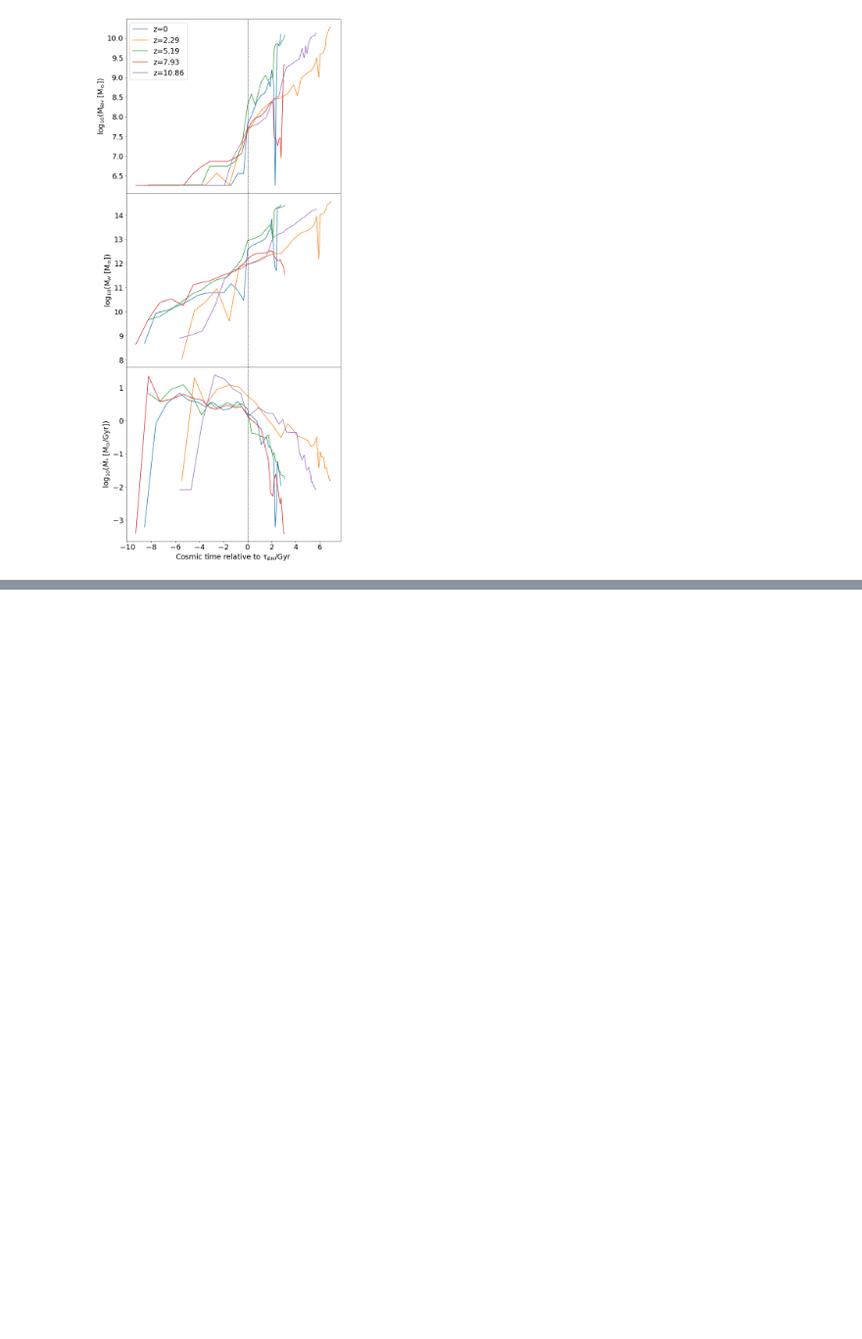
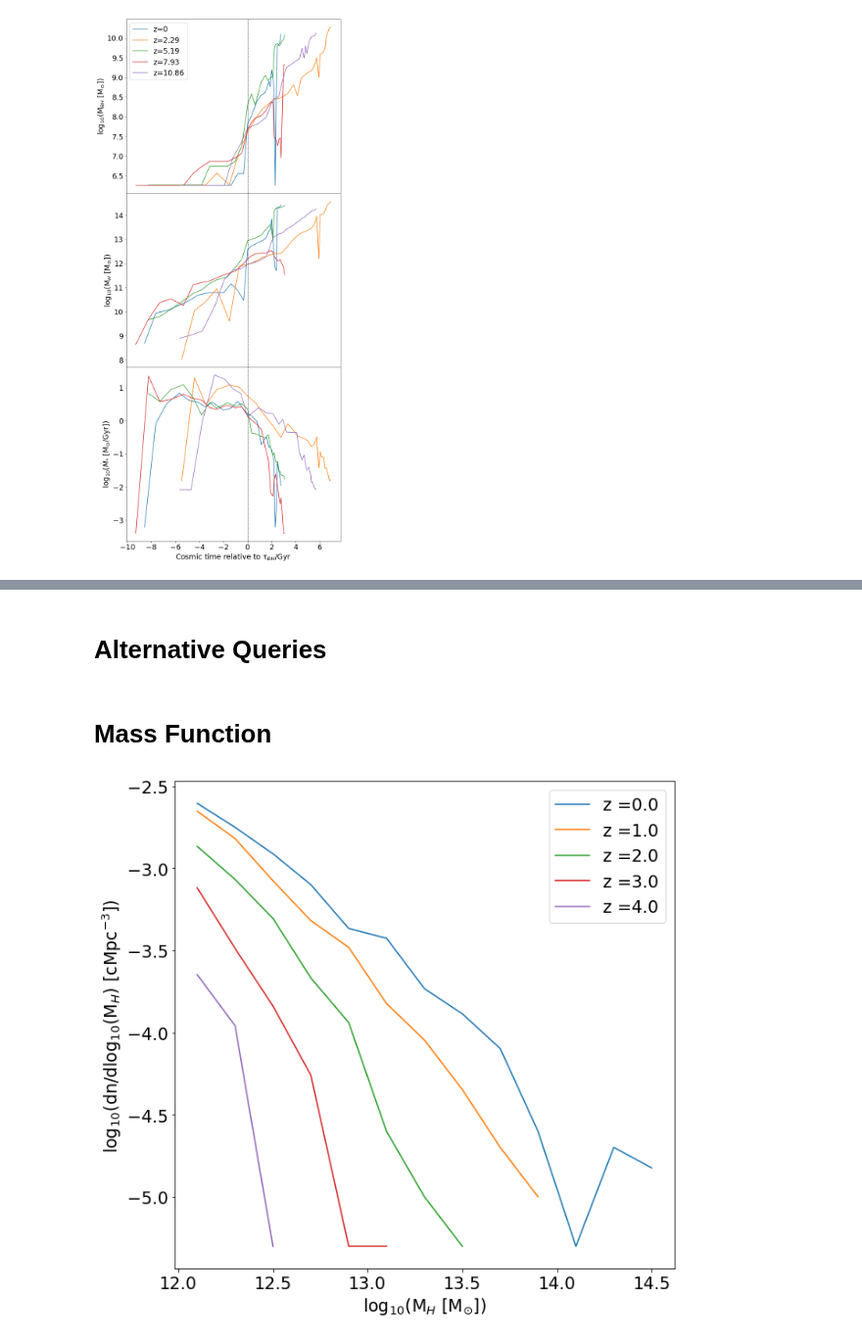
Before and after one commit to xvh422/L4-Project, a Jupyter notebook: J_Carter_Code.ipynb, the cells around one changed output, grey strips where cells are left out. Shown at 98% size. Cells and saved outputs as stored; diff of their text form; code cells hidden in the pictures; blank space fills up the shorter version.

```diff
--- a/J_Carter_Code.ipynb
+++ b/J_Carter_Code.ipynb
@@ -757,3 +799,5 @@ plt.show()
+# %% [markdown]
+# Alternative Queries
 # %%
 sim_name = 'RefL0100N1504'
 sim_size = 100.
@@ -796,3 +840,24 @@ Query = "SELECT \
           mass"%(bin_width, bin_width, sim_name, sim_name, bin_width, bin_width)
 
 Results = sql.execute_query(con, Query)
+# %% [markdown]
+# Mass Function
+# %%
+plt.figure(figsize = (10,10))
+
+for z in redshifts:
+  hist = Results_2[z]['num'][:] / float(sim_size)**3.
+  hist = hist / bin_width
+
+  plt.plot(Results_2[z]['mass'], np.log10(hist), label="z ={0:2s}".format(str(z)))
+  #plt.plot(np.log10(masses), Mfuncs[z], linestyle='--')
+
+plt.xlabel(r'log$_{10}$(M$_{H}$ [M$_{\odot}$])')
+plt.ylabel(r'log$_{10}$(dn/dlog$_{10}$(M$_{H}$) [cMpc$^{-3}$])')
+plt.legend()
+#plt.ylim(-5.5, -2.5)
+
+plt.savefig('Mass_Function.jpeg', bbox_inches = 'tight')
+plt.show()
+# %% [output]
+[figure, added]
```
Also changed, not shown: parts of 13 cells of this notebook.
